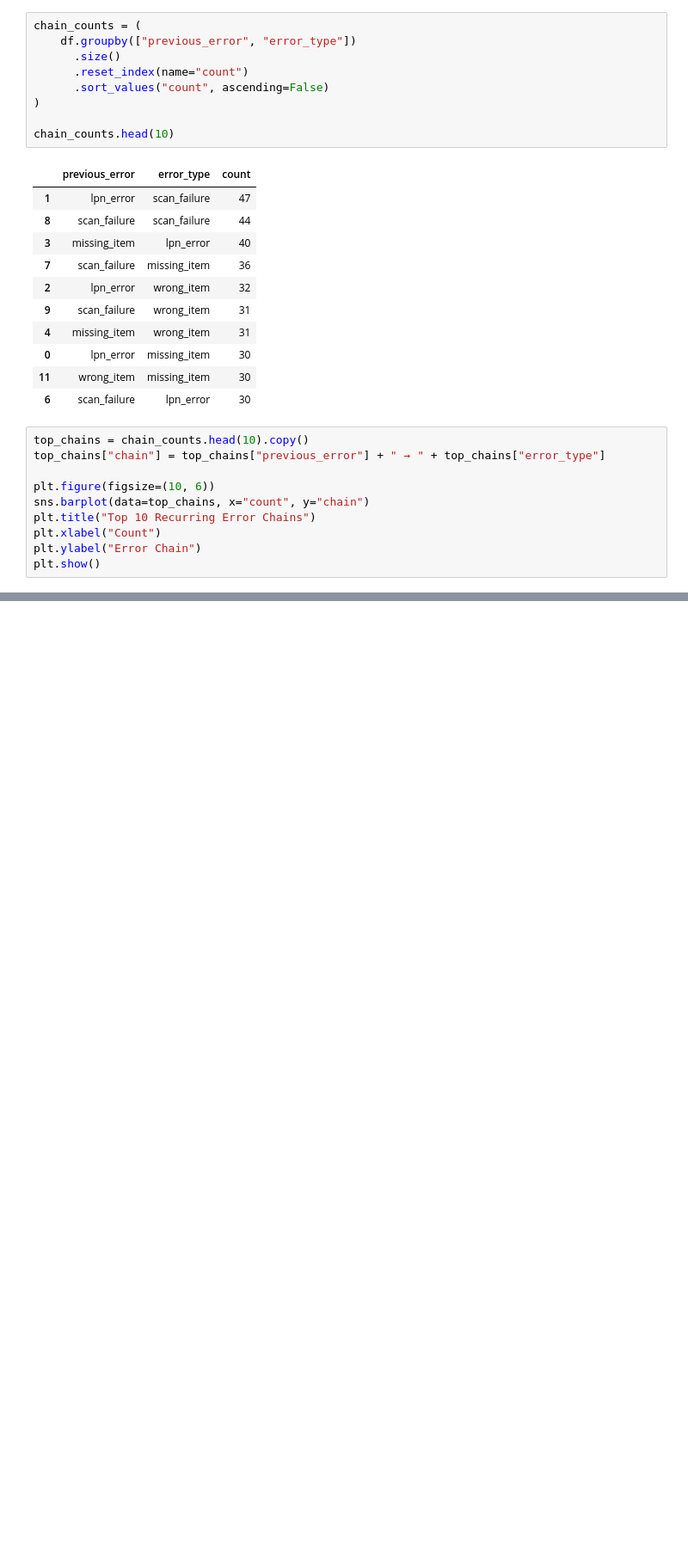
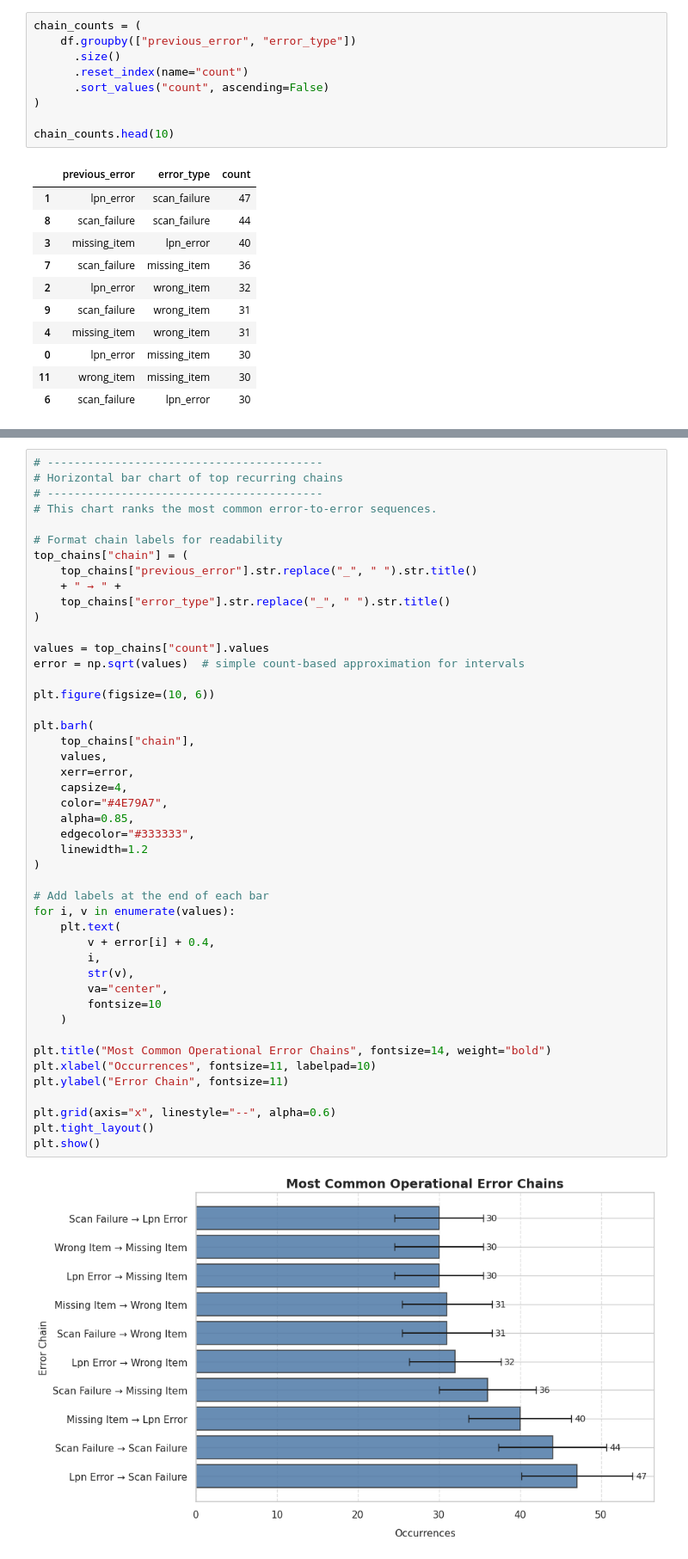
Before and after one commit to aesquivel94/operational-error-analyzer, a Jupyter notebook: warehouse_operational_error_analysis.ipynb, the cells around one changed output, grey strips where cells are left out. Shown at 86% size. Drawn from its saved outputs; the diff is of its cells as text; blank space fills up the shorter version.

```diff
--- a/warehouse_operational_error_analysis.ipynb
+++ b/warehouse_operational_error_analysis.ipynb
@@ -387,13 +433,3 @@ chain_counts.head(10)
 | 0 | lpn_error | missing_item | 30 |
 | 11 | wrong_item | missing_item | 30 |
 | 6 | scan_failure | lpn_error | 30 |
-# %%
-top_chains = chain_counts.head(10).copy()
-top_chains["chain"] = top_chains["previous_error"] + " → " + top_chains["error_type"]
-
-plt.figure(figsize=(10, 6))
-sns.barplot(data=top_chains, x="count", y="chain")
-plt.title("Top 10 Recurring Error Chains")
-plt.xlabel("Count")
-plt.ylabel("Error Chain")
-plt.show()
@@ -403,0 +436,48 @@ plt.show()
+# %%
+# -----------------------------------------
+# Horizontal bar chart of top recurring chains
+# -----------------------------------------
+# This chart ranks the most common error-to-error sequences.
+
+# Format chain labels for readability
+top_chains["chain"] = (
+    top_chains["previous_error"].str.replace("_", " ").str.title()
+    + " → " +
+    top_chains["error_type"].str.replace("_", " ").str.title()
+)
+
+values = top_chains["count"].values
+error = np.sqrt(values)  # simple count-based approximation for intervals
+
+plt.figure(figsize=(10, 6))
+
+plt.barh(
+    top_chains["chain"],
+    values,
+    xerr=error,
+    capsize=4,
+    color="#4E79A7",
+    alpha=0.85,
+    edgecolor="#333333",
+    linewidth=1.2
+)
+
+# Add labels at the end of each bar
+for i, v in enumerate(values):
+    plt.text(
+        v + error[i] + 0.4,
+        i,
+        str(v),
+        va="center",
+        fontsize=10
+    )
+
+plt.title("Most Common Operational Error Chains", fontsize=14, weight="bold")
+plt.xlabel("Occurrences", fontsize=11, labelpad=10)
+plt.ylabel("Error Chain", fontsize=11)
+
+plt.grid(axis="x", linestyle="--", alpha=0.6)
+plt.tight_layout()
+plt.show()
+# %% [output]
+[figure, added]
```
Also changed, not shown: parts of 12 cells of this notebook.
